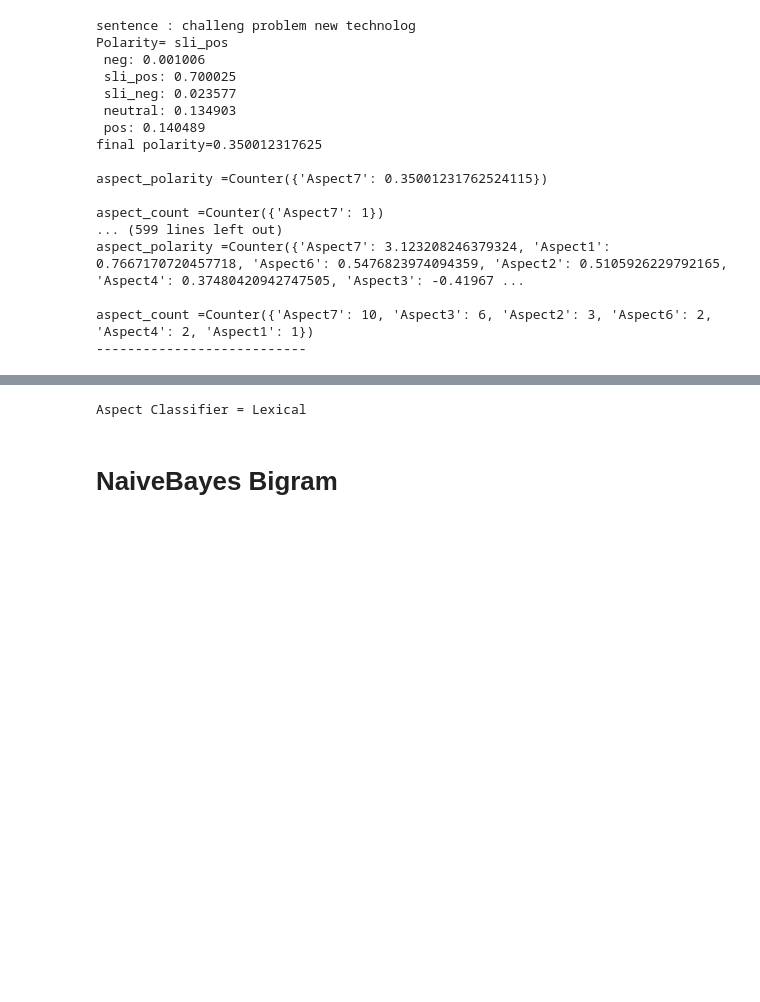
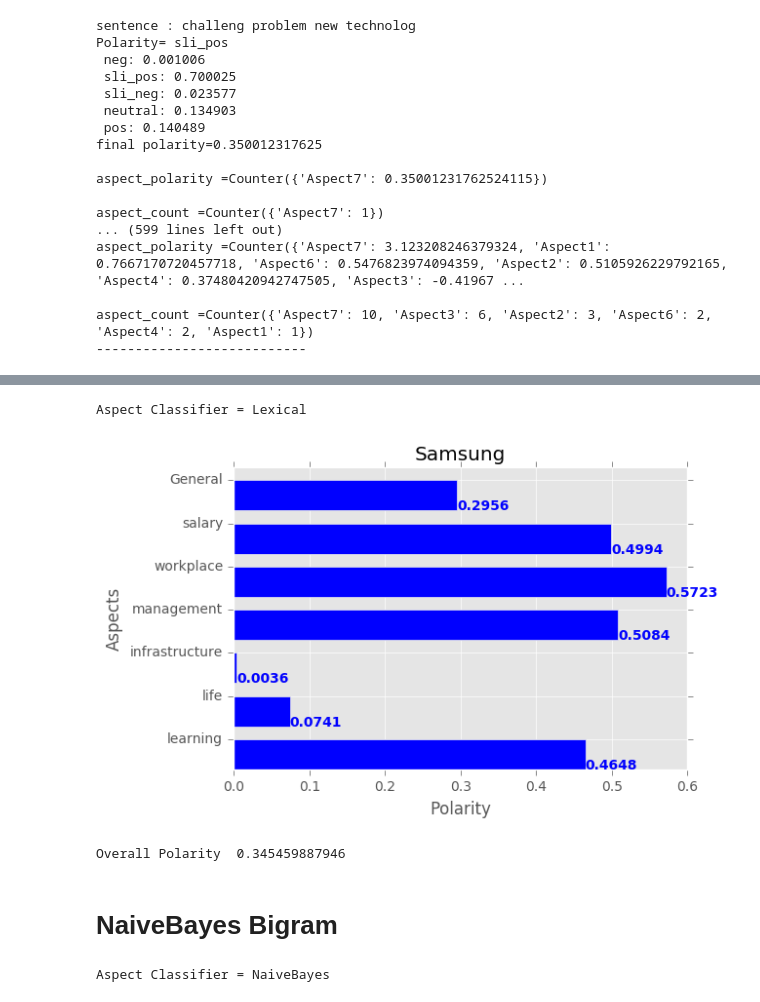
Before and after one commit to pranavshenoy/job_analysis, a Jupyter notebook: Result/result.ipynb, the cells around one changed output, grey strips where cells are left out. Cells and saved outputs as stored; diff of their text form; code cells hidden in the pictures; blank space fills up the shorter version.

```diff
--- a/Result/result.ipynb
+++ b/Result/result.ipynb
@@ -340,7 +340,7 @@ aspect_count =Counter({'Aspect7': 10, 'Aspect3': 6, 'Aspect2': 3, 'Aspect6': 2,
 # %%
 def plot(y_axis,x_axis,company_name):                     # plots a bar graph
     fig, ax = plt.subplots()
-    width = 0.7  # the width of the bars
+    width = 0.75  # the width of the bars
     ind = np.arange(len(y_axis))
     for i, v in enumerate(y_axis):
         ax.text(v , i, str(v), color='blue', fontweight='bold')
@@ -383,13 +391,25 @@ result(aspect_polarity1 , aspect_count1,'Samsung')
 # %%
 print 'Aspect Classifier = Lexical'
 aspect_polarity2,aspect_count2=naiveBayes_unigram(dataset[:1000],'lexical')
+with open('aspect_polarity1','w') as f:
+    json.dump(aspect_polarity1,f)
+with open('aspect_count1','w') as f:
+    json.dump(aspect_count1,f)
 result(aspect_polarity2 , aspect_count2,'Samsung')
 # %% [output]
 Aspect Classifier = Lexical
+[figure, added]
+Overall Polarity  0.345459887946
 # %% [markdown]
 # NaiveBayes Bigram
 # %%
 print 'Aspect Classifier = NaiveBayes'
 aspect_polarity3,aspect_count3=naiveBayes_bigram(dataset[:1000],'naivebayes')
+with open('aspect_polarity3','w') as f:
+    json.dump(aspect_polarity3,f)
+with open('aspect_count3','w') as f:
+    json.dump(aspect_count3,f)
 result(aspect_polarity3 , aspect_count3,'Samsung')
+# %% [output]
+Aspect Classifier = NaiveBayes
 # %%
```
Also changed, not shown: parts of 4 cells of this notebook, 11 other files.
